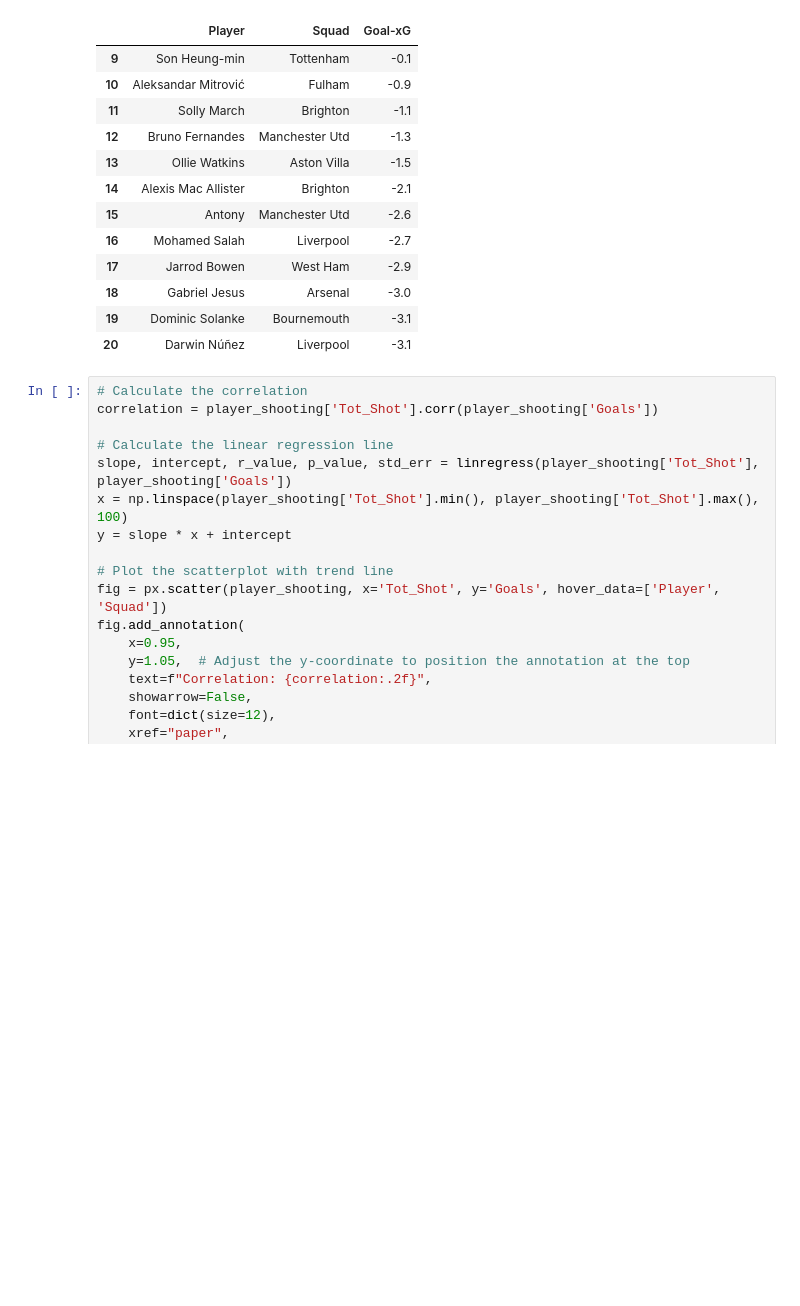
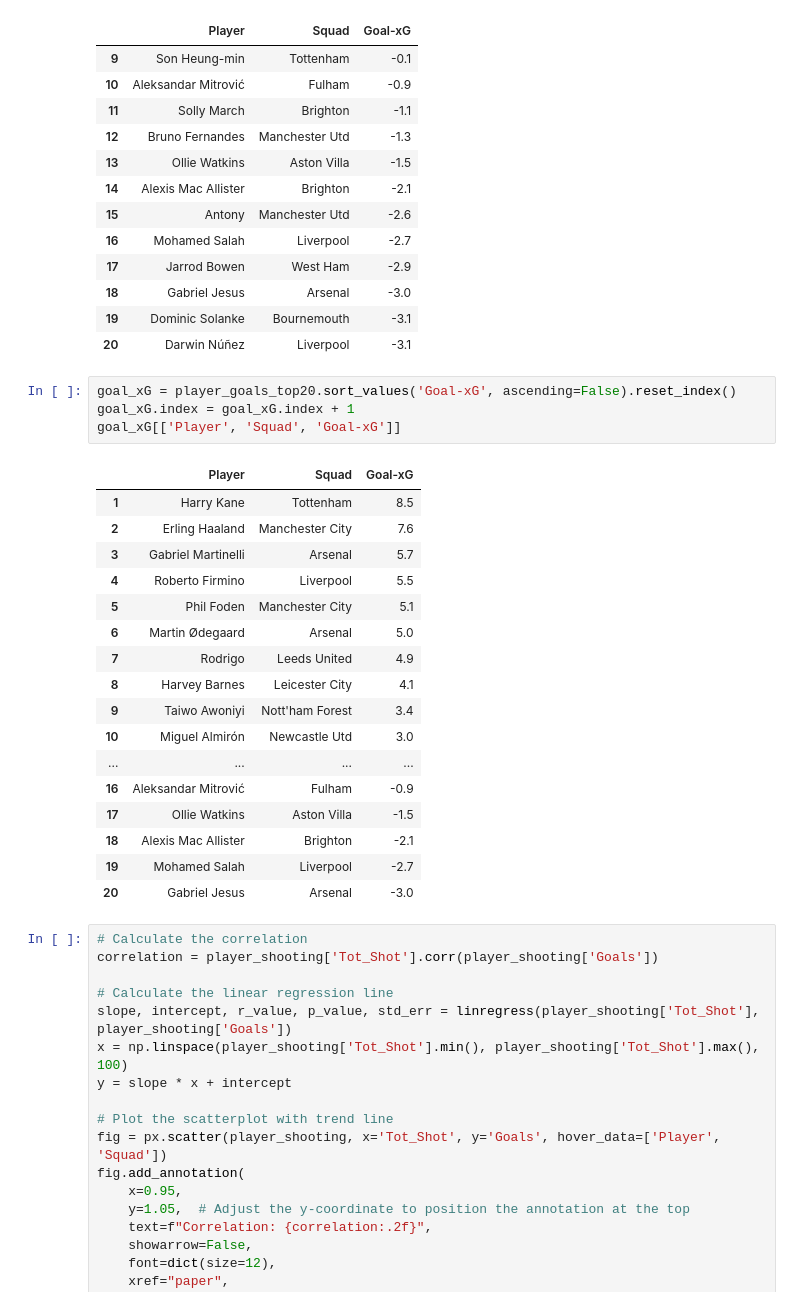
Before and after one commit to ayomidecole/Prem2022-23-data, a Jupyter notebook: 4_player_shooting_analysis.ipynb, the cells around one changed output. Saved outputs shown, nothing was run; the diff lists cells and outputs as text; blank space fills up the shorter version.

```diff
--- a/x_player_shooting_analysis.ipynb
+++ b/4_player_shooting_analysis.ipynb
@@ -173,6 +172,28 @@ goal_xG[['Player', 'Squad', 'Goal-xG']].tail(12)
 | 18 | Gabriel Jesus | Arsenal | -3.0 |
 | 19 | Dominic Solanke | Bournemouth | -3.1 |
 | 20 | Darwin Núñez | Liverpool | -3.1 |
+# %%
+goal_xG = player_goals_top20.sort_values('Goal-xG', ascending=False).reset_index()
+goal_xG.index = goal_xG.index + 1
+goal_xG[['Player', 'Squad', 'Goal-xG']]
+# %% [output]
+|  | Player | Squad | Goal-xG |
+| 1 | Harry Kane | Tottenham | 8.5 |
+| 2 | Erling Haaland | Manchester City | 7.6 |
+| 3 | Gabriel Martinelli | Arsenal | 5.7 |
+| 4 | Roberto Firmino | Liverpool | 5.5 |
+| 5 | Phil Foden | Manchester City | 5.1 |
+| 6 | Martin Ødegaard | Arsenal | 5.0 |
+| 7 | Rodrigo | Leeds United | 4.9 |
+| 8 | Harvey Barnes | Leicester City | 4.1 |
+| 9 | Taiwo Awoniyi | Nott'ham Forest | 3.4 |
+| 10 | Miguel Almirón | Newcastle Utd | 3.0 |
+| ... | ... | ... | ... |
+| 16 | Aleksandar Mitrović | Fulham | -0.9 |
+| 17 | Ollie Watkins | Aston Villa | -1.5 |
+| 18 | Alexis Mac Allister | Brighton | -2.1 |
+| 19 | Mohamed Salah | Liverpool | -2.7 |
+| 20 | Gabriel Jesus | Arsenal | -3.0 |
 # %%
 # Calculate the correlation
 correlation = player_shooting['Tot_Shot'].corr(player_shooting['Goals'])
```
Also changed, not shown: parts of 1 cell of this notebook.
